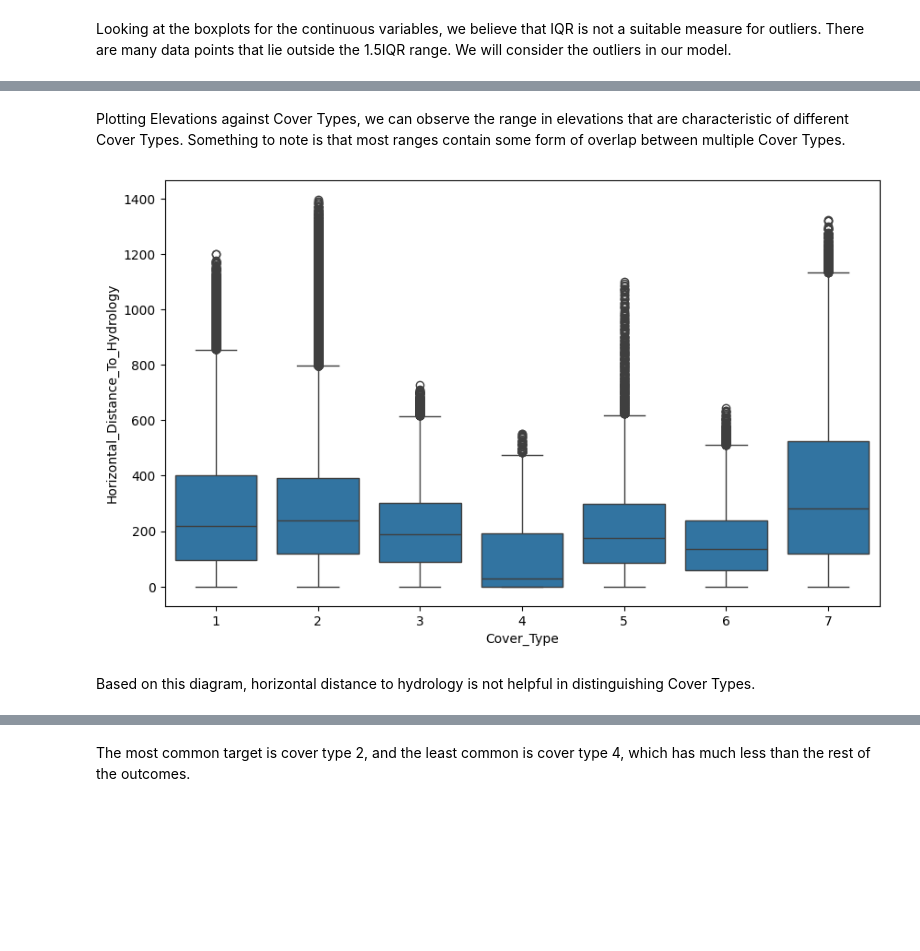
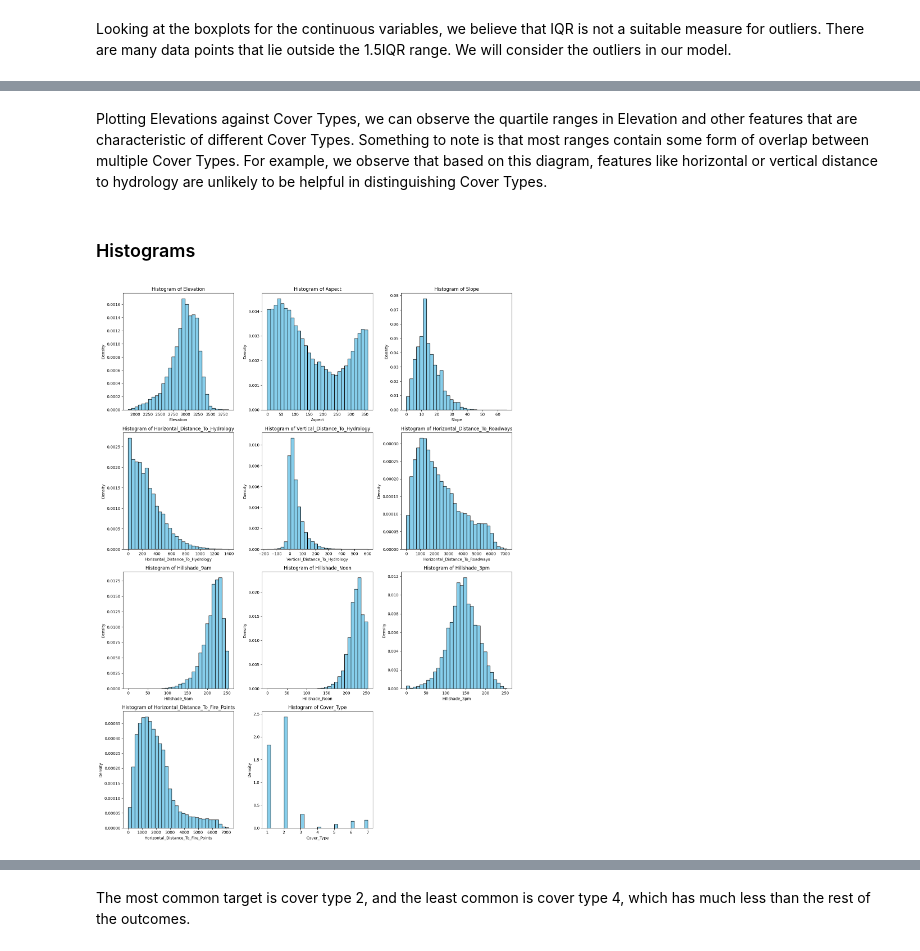
Before and after one commit to daechungus/CSM148-Final-Project, a Jupyter notebook: EDA_preprocessing_i_ii.ipynb, the cells around one changed output, grey strips where cells are left out. Cells and saved outputs as stored; diff of their text form; code cells hidden in the pictures; blank space fills up the shorter version.

```diff
--- a/EDA_preprocessing_i_ii.ipynb
+++ b/EDA_preprocessing_i_ii.ipynb
@@ -136,9 +247,3 @@ for column in X[X.columns[:10]]:
 [232 235 238 ... 241 245 244]
 [148 151 135 ... 130 143 141]
 [6279 6225 6121 ...  854  864  875]
-# %%
-# make boxplots for the first 10 columns
-plt.figure(figsize = (5,5))
-for i in range(9):
-  sns.boxplot(data = X[X.columns[i]])
-  plt.show()
@@ -167,11 +252,21 @@ plt.show()
 # %% [markdown]
-Plotting Elevations against Cover Types, we can observe the range in elevations that are characteristic of different Cover Types. Something to note is that most ranges contain some form of overlap between multiple Cover Types.
+Plotting Elevations against Cover Types, we can observe the quartile ranges in Elevation and other features that are characteristic of different Cover Types. Something to note is that most ranges contain some form of overlap between multiple Cover Types. For example, we observe that based on this diagram, features like horizontal or vertical distance to hydrology are unlikely to be helpful in distinguishing Cover Types.
-# %%
-# plotting horizontal distances to hydrology
-plt.figure(figsize=(10, 6))
-sns.boxplot(x='Cover_Type', y='Horizontal_Distance_To_Hydrology', data=df_combined)
-plt.show()
-# %% [output]
-[figure, removed]
-# %% [markdown]
-Based on this diagram, horizontal distance to hydrology is not helpful in distinguishing Cover Types.
+# %% [markdown]
+### Histograms
+# %%
+fig, axes = plt.subplots(n_rows, 3, figsize=(15, 5 * n_rows))
+axes = axes.flatten()
+
+for i, col in enumerate(numeric_cols):
+  axes[i].hist(df_combined[col], bins = 30, color = 'skyblue', edgecolor = 'black', density = True)
+  axes[i].set_title(f'Histogram of {col}')
+  axes[i].set_xlabel(col)
+  axes[i].set_ylabel('Density')
+
+# we have one empty subplot so we hide it
+axes[11].set_visible(False)
+
+plt.tight_layout()
+plt.show()
+# %% [output]
+[figure, added]
```
Also changed, not shown: parts of 34 cells of this notebook.
